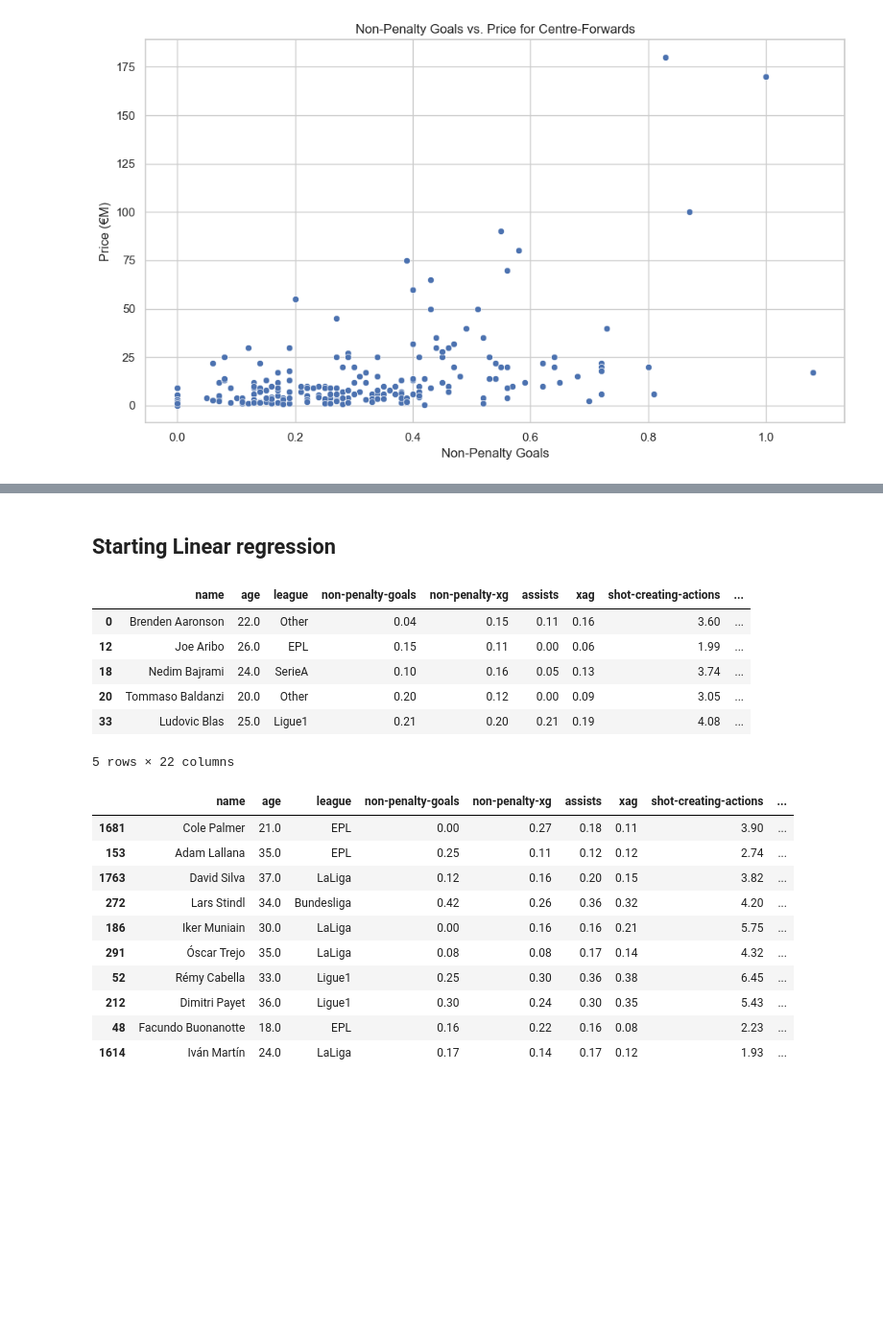
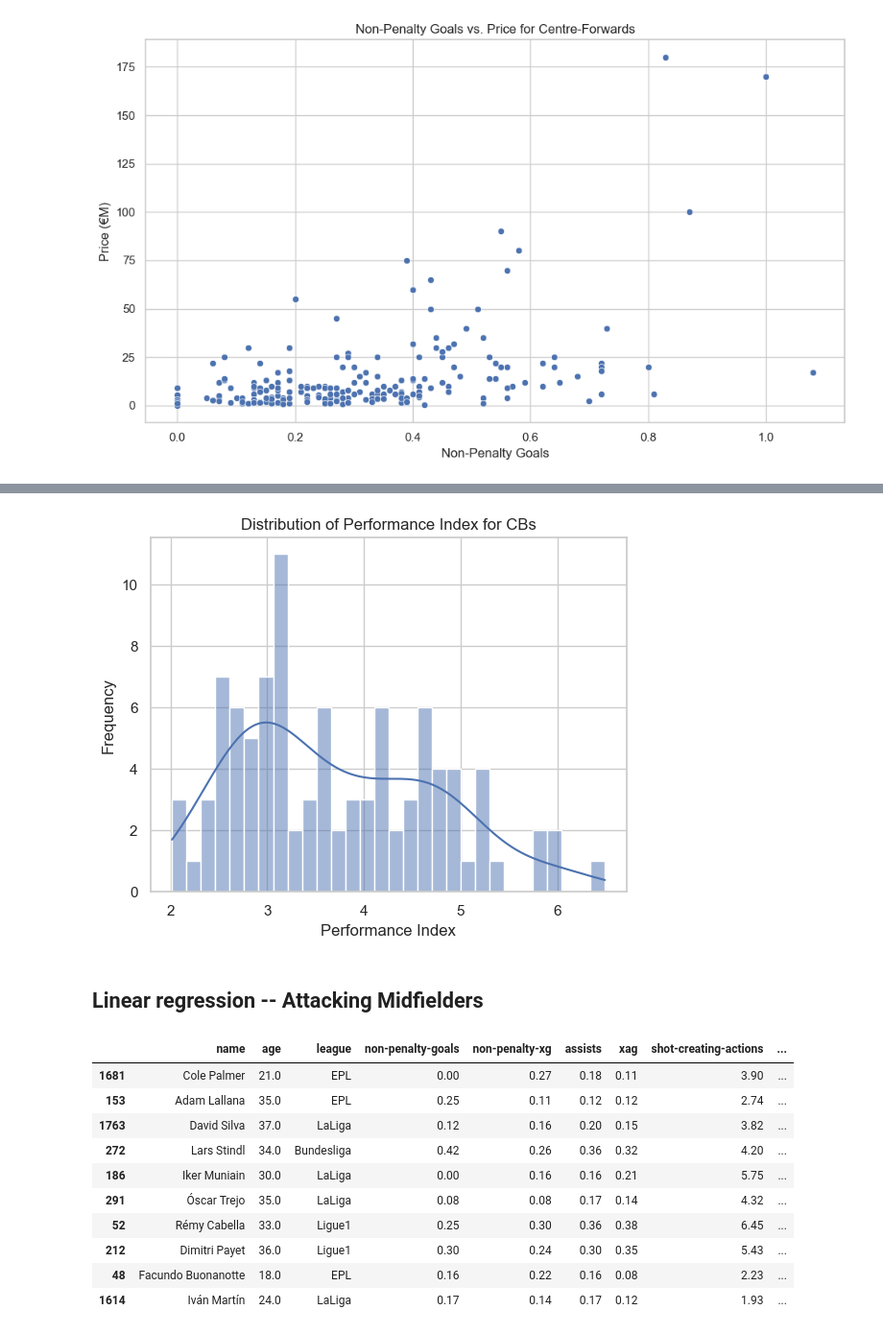
Before and after one commit to enesyesil/Moneyball-Scout-ML, a Jupyter notebook: Moneyball Scout Dataset.ipynb, the cells around one changed output, grey strips where cells are left out. Shown: that part at 96% size. Drawn from its saved outputs; the diff is of its cells as text; code cells hidden in the pictures; blank space fills up the shorter version.

```diff
--- a/Moneyball Scout Dataset.ipynb
+++ b/Moneyball Scout Dataset.ipynb
@@ -480,5 +517,13 @@ plt.show()
+# %%
+sns.histplot(df_amc['Performance_Index'], bins=30, kde=True)
+plt.title('Distribution of Performance Index for CBs')
+plt.xlabel('Performance Index')
+plt.ylabel('Frequency')
+plt.show()
+# %% [output]
+[figure, added]
 # %% [markdown]
-## Starting Linear regression
+## Linear regression -- Attacking Midfielders
 # %%
 from sklearn.preprocessing import StandardScaler
 import pandas as pd
@@ -510,16 +555,6 @@ df_amc['Performance_Index'] = df_amc_scaled.mean(axis=1)
 
 # Then add league_score to Performance Index
 df_amc['Performance_Index'] += df_amc['league_score']
-# %%
-df_amc.head(5)
-# %% [output]
-|  | name | age | league | non-penalty-goals | non-penalty-xg | assists | xag | shot-creating-actions | ... |
-| 0 | Brenden Aaronson | 22.0 | Other | 0.04 | 0.15 | 0.11 | 0.16 | 3.60 | ... |
-| 12 | Joe Aribo | 26.0 | EPL | 0.15 | 0.11 | 0.00 | 0.06 | 1.99 | ... |
-| 18 | Nedim Bajrami | 24.0 | SerieA | 0.10 | 0.16 | 0.05 | 0.13 | 3.74 | ... |
-| 20 | Tommaso Baldanzi | 20.0 | Other | 0.20 | 0.12 | 0.00 | 0.09 | 3.05 | ... |
-| 33 | Ludovic Blas | 25.0 | Ligue1 | 0.21 | 0.20 | 0.21 | 0.19 | 4.08 | ... |
-5 rows × 22 columns
 # %%
 # Including the Performance Index and league score in our features, excluding the target variable 'price'
 X = df_amc[['Performance_Index']]  # Add other features as needed
```
Also changed, not shown: parts of 16 cells of this notebook.
